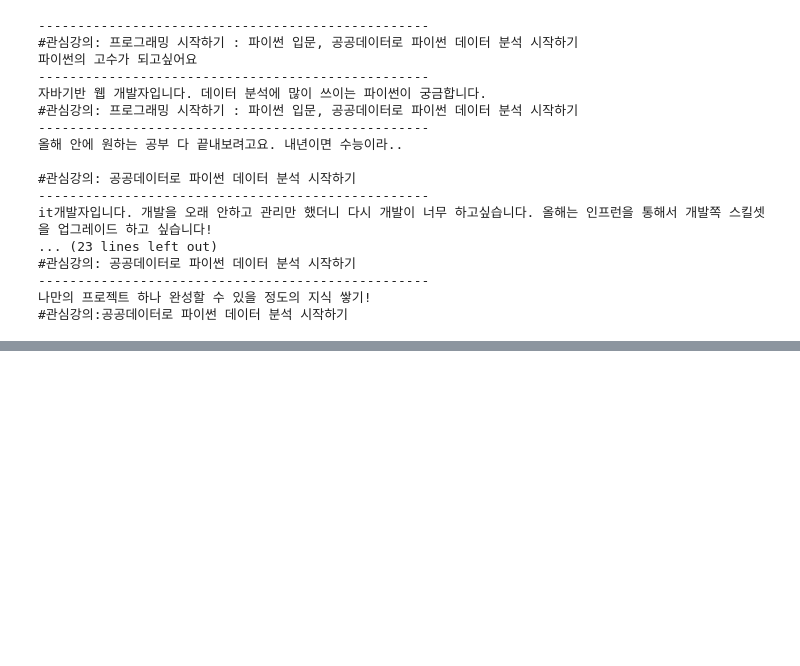
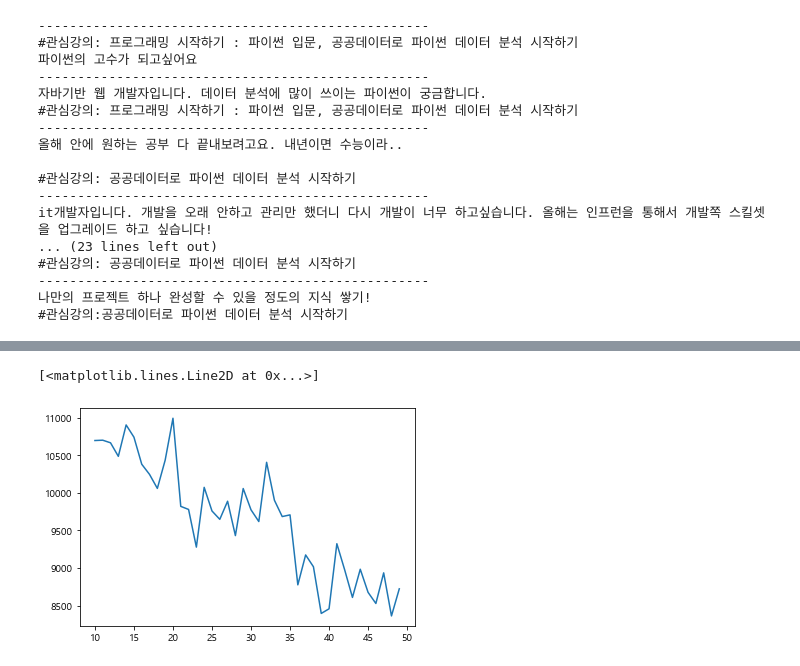
Before and after one commit to jang3463/TextMining, a Jupyter notebook: 텍스트분석(댓글분석).ipynb, the cells around one changed output, grey strips where cells are left out. Drawn from its saved outputs; the diff is of its cells as text; code cells hidden in the pictures; blank space fills up the shorter version.

```diff
--- a/텍스트분석(댓글분석).ipynb
+++ b/텍스트분석(댓글분석).ipynb
@@ -437,0 +665,14 @@ it개발자입니다. 개발을 오래 안하고 관리만 했더니 다시 개
+# %%
+from sklearn.cluster import MiniBatchKMeans
+
+b_inertia=[]
+
+for i in trange(start, end):
+    cls = MiniBatchKMeans(n_clusters=i, random_state=42)
+    cls.fit(feature_vector)
+    b_inertia.append(cls.inertia_)
+# %%
+plt.plot(range(start,end),b_inertia)
+# %% [output]
+[<matplotlib.lines.Line2D at 0x...>]
+[figure, added]
```
Also changed, not shown: parts of 34 cells of this notebook.
